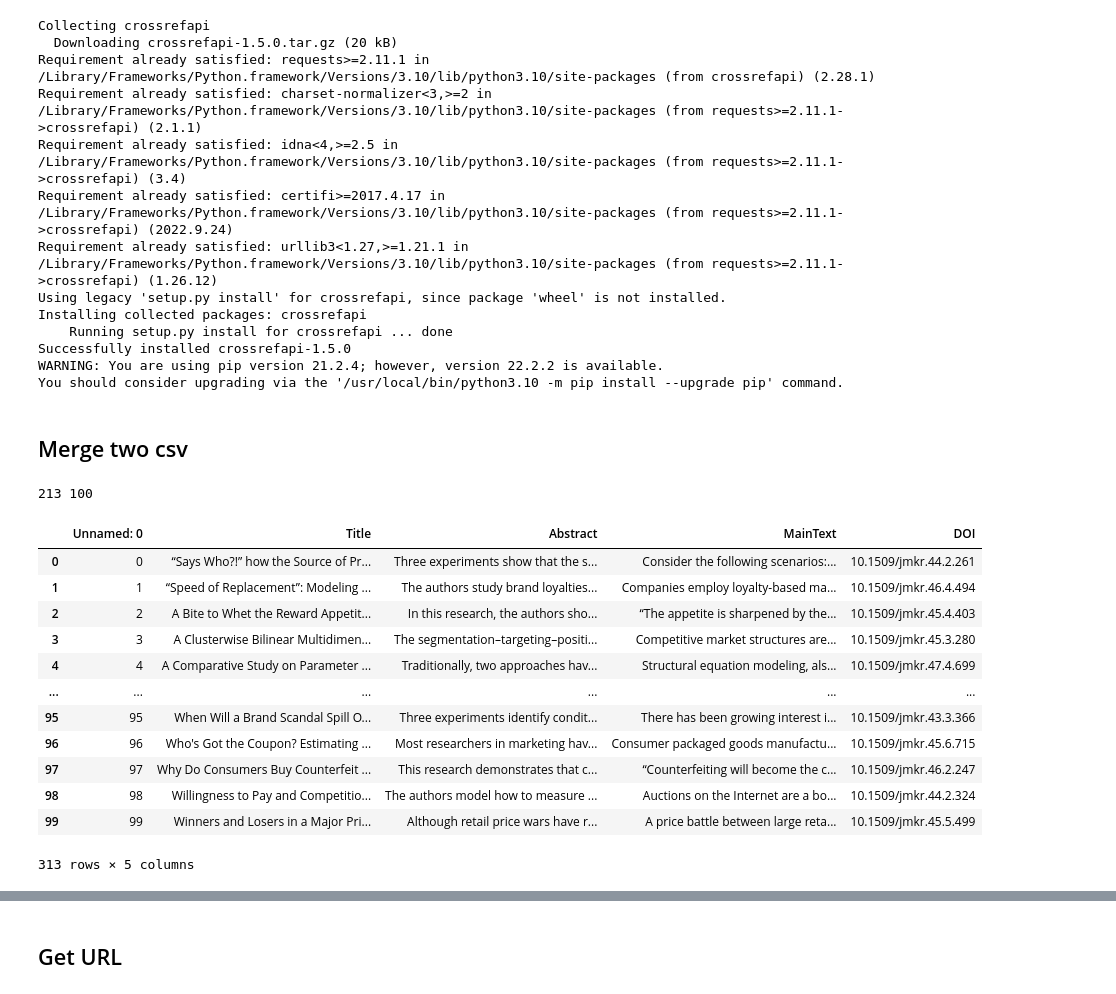
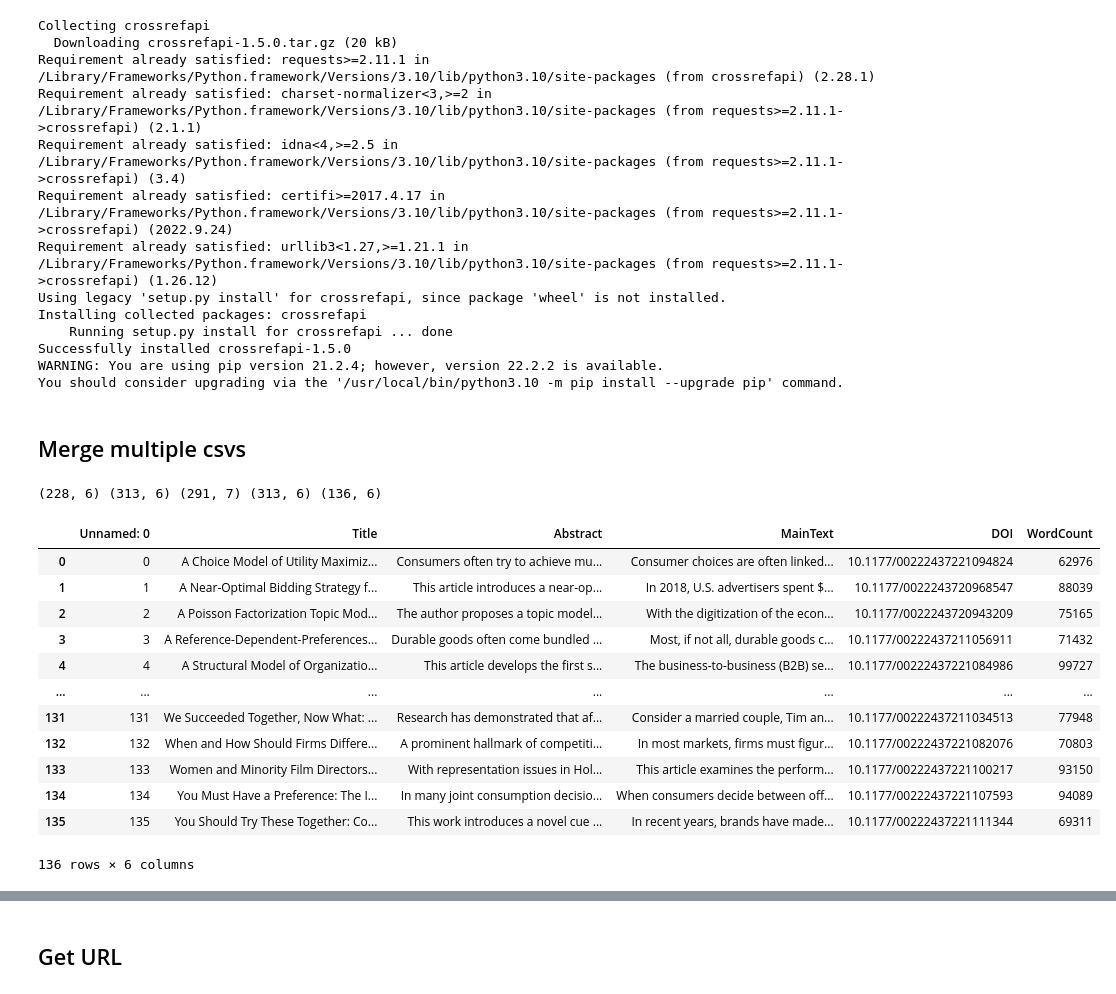
Before and after one commit to Richard1007/extract_maintext, a Jupyter notebook: sage.ipynb, the cells around one changed output, grey strips where cells are left out. Cells and saved outputs as stored; diff of their text form; code cells hidden in the pictures.

```diff
--- a/sage.ipynb
+++ b/sage.ipynb
@@ -32,26 +32,33 @@ from selenium.webdriver.chrome.options import Options
 from selenium.webdriver.common.by import By
 import random
 # %% [markdown]
-## Merge two csv
+## Merge multiple csvs
 # %%
-df1 = pd.read_csv('JMR2006-2010.csv')
-df2 = pd.read_csv('JMR2006-2010_new.csv')
-frames = [df1, df2]
-print(len(df1),len(df2))
-result = pd.concat(frames)
-result
+df1 = pd.read_csv('JMR output/JMR2000-2005.csv')
+df2 = pd.read_csv('JMR output/JMR2006-2010.csv')
+df3 = pd.read_csv('JMR output/JMR2011-2015.csv')
+df4 = pd.read_csv('JMR output/JMR2016-2020.csv')
+df5 = pd.read_csv('JMR output/JMR2021-2022.csv')
+print(df1.shape,df2.shape,df3.shape,df4.shape,df5.shape)
+# frames = [df1, df2]
+# print(len(df1),len(df2))
+# result = pd.concat(frames)
+# result
 # %% [output]
-213 100
+(228, 6) (313, 6) (291, 7) (313, 6) (136, 6)
-|  | Unnamed: 0 | Title | Abstract | MainText | DOI |
-| 0 | 0 | “Says Who?!” how the Source of Pr... | Three experiments show that the s... | Consider the following scenarios:... | 10.1509/jmkr.44.2.261 |
-| 1 | 1 | “Speed of Replacement”: Modeling ... | The authors study brand loyalties... | Companies employ loyalty-based ma... | 10.1509/jmkr.46.4.494 |
-| 2 | 2 | A Bite to Whet the Reward Appetit... | In this research, the authors sho... | “The appetite is sharpened by the... | 10.1509/jmkr.45.4.403 |
-| 3 | 3 | A Clusterwise Bilinear Multidimen... | The segmentation–targeting–positi... | Competitive market structures are... | 10.1509/jmkr.45.3.280 |
-| 4 | 4 | A Comparative Study on Parameter ... | Traditionally, two approaches hav... | Structural equation modeling, als... | 10.1509/jmkr.47.4.699 |
-| ... | ... | ... | ... | ... | ... |
-| 95 | 95 | When Will a Brand Scandal Spill O... | Three experiments identify condit... | There has been growing interest i... | 10.1509/jmkr.43.3.366 |
-| 96 | 96 | Who's Got the Coupon? Estimating ... | Most researchers in marketing hav... | Consumer packaged goods manufactu... | 10.1509/jmkr.45.6.715 |
-| 97 | 97 | Why Do Consumers Buy Counterfeit ... | This research demonstrates that c... | “Counterfeiting will become the c... | 10.1509/jmkr.46.2.247 |
-| 98 | 98 | Willingness to Pay and Competitio... | The authors model how to measure ... | Auctions on the Internet are a bo... | 10.1509/jmkr.44.2.324 |
-| 99 | 99 | Winners and Losers in a Major Pri... | Although retail price wars have r... | A price battle between large reta... | 10.1509/jmkr.45.5.499 |
-313 rows × 5 columns
+# %%
+df5
+# %% [output]
+|  | Unnamed: 0 | Title | Abstract | MainText | DOI | WordCount |
+| 0 | 0 | A Choice Model of Utility Maximiz... | Consumers often try to achieve mu... | Consumer choices are often linked... | 10.1177/00222437221094824 | 62976 |
+| 1 | 1 | A Near-Optimal Bidding Strategy f... | This article introduces a near-op... | In 2018, U.S. advertisers spent $... | 10.1177/0022243720968547 | 88039 |
+| 2 | 2 | A Poisson Factorization Topic Mod... | The author proposes a topic model... | With the digitization of the econ... | 10.1177/0022243720943209 | 75165 |
+| 3 | 3 | A Reference-Dependent-Preferences... | Durable goods often come bundled ... | Most, if not all, durable goods c... | 10.1177/00222437211056911 | 71432 |
+| 4 | 4 | A Structural Model of Organizatio... | This article develops the first s... | The business-to-business (B2B) se... | 10.1177/00222437221084986 | 99727 |
+| ... | ... | ... | ... | ... | ... | ... |
+| 131 | 131 | We Succeeded Together, Now What: ... | Research has demonstrated that af... | Consider a married couple, Tim an... | 10.1177/00222437211034513 | 77948 |
+| 132 | 132 | When and How Should Firms Differe... | A prominent hallmark of competiti... | In most markets, firms must figur... | 10.1177/00222437221082076 | 70803 |
+| 133 | 133 | Women and Minority Film Directors... | With representation issues in Hol... | This article examines the perform... | 10.1177/00222437221100217 | 93150 |
+| 134 | 134 | You Must Have a Preference: The I... | In many joint consumption decisio... | When consumers decide between off... | 10.1177/00222437221107593 | 94089 |
+| 135 | 135 | You Should Try These Together: Co... | This work introduces a novel cue ... | In recent years, brands have made... | 10.1177/00222437221111344 | 69311 |
+136 rows × 6 columns
```
Also changed, not shown: parts of 6 cells of this notebook, 10 other files.
